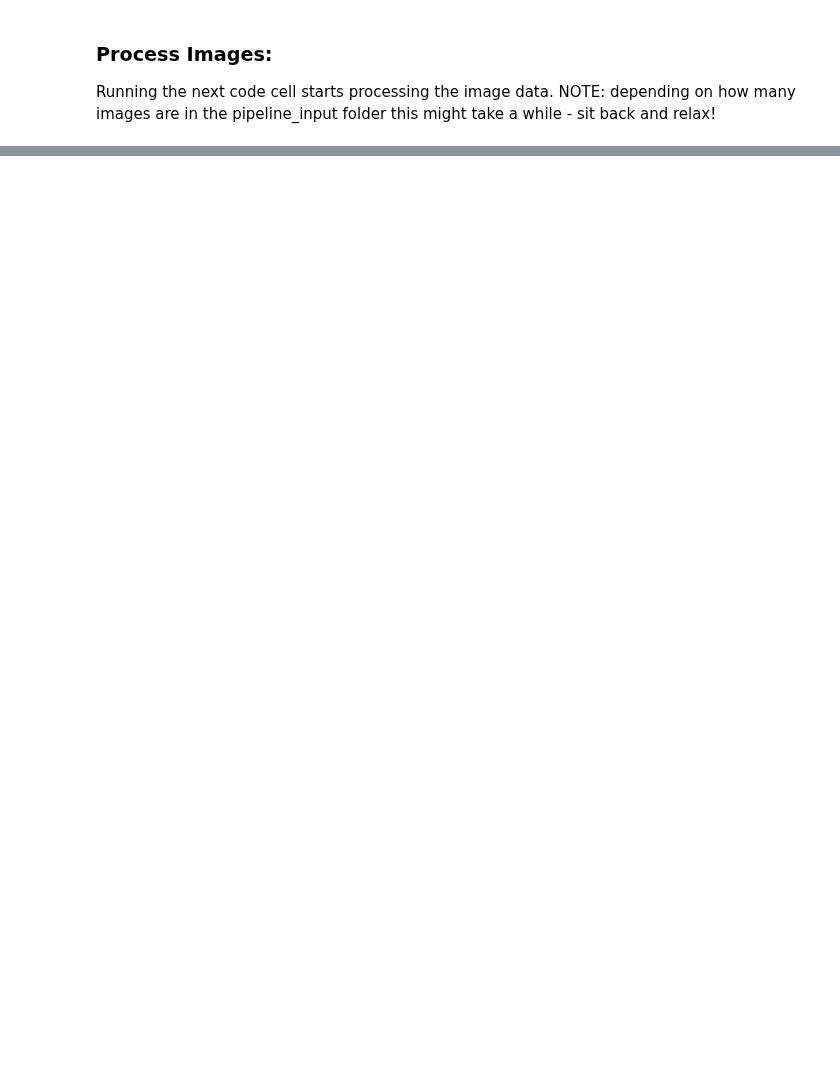
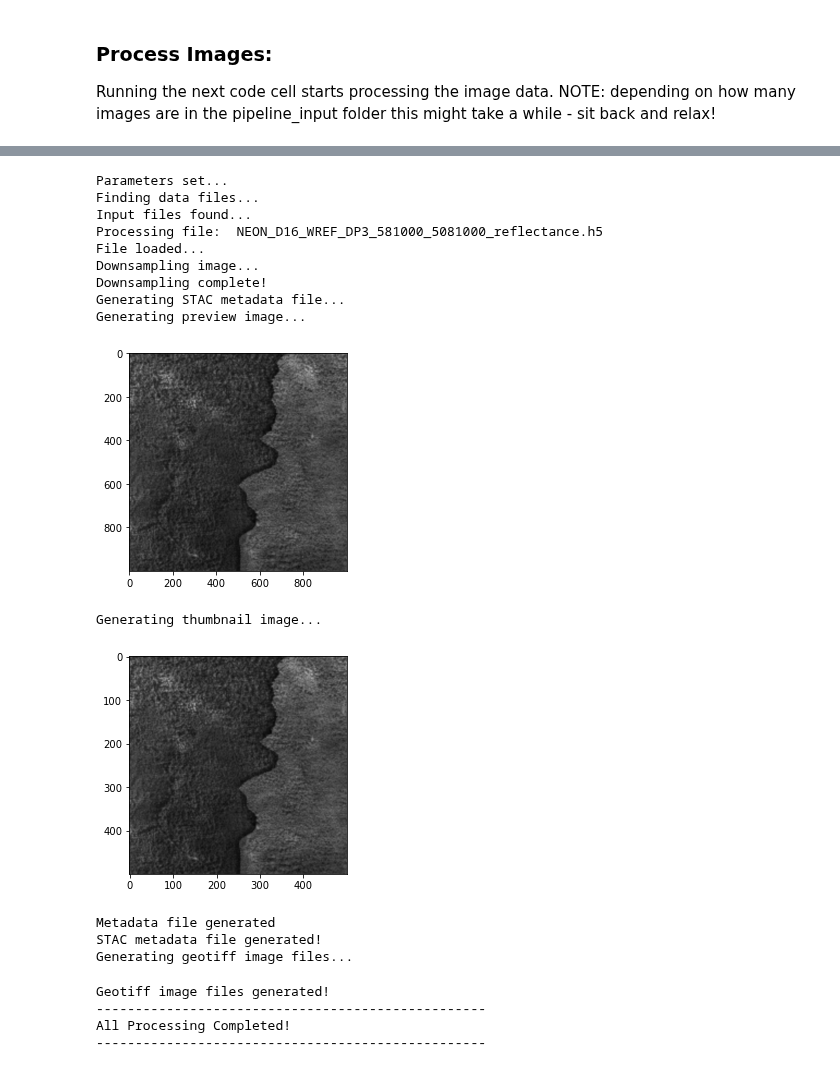
Before and after one commit to cjstewart/hyperspectral-project, a Jupyter notebook: notebooks/pipeline_interface.ipynb, the cells around one changed output, grey strips where cells are left out. Saved outputs shown, nothing was run; the diff lists cells and outputs as text; code cells hidden in the pictures; blank space fills up the shorter version.

```diff
--- a/notebooks/pipeline_interface.ipynb
+++ b/notebooks/pipeline_interface.ipynb
@@ -149,0 +109,23 @@ Generating preview image...
+# %%
+# params: data_dir_path, output_data_path, desired_band_centres, desired_GSD = 5, nodata_thres = 0.5, output_mode = 'geotiff'
+downSampler.pipeline(data_dir_path, output_data_path, desired_band_centres, desired_GSD, nodata_thres, output_mode)
+# %% [output]
+Parameters set...
+Finding data files...
+Input files found...
+Processing file:  NEON_D16_WREF_DP3_581000_5081000_reflectance.h5
+File loaded...
+Downsampling image...
+Downsampling complete!
+Generating STAC metadata file...
+Generating preview image...
+[figure, added]
+Generating thumbnail image...
+[figure, added]
+Metadata file generated
+STAC metadata file generated!
+Generating geotiff image files...
+Geotiff image files generated!
+--------------------------------------------------
+All Processing Completed!
+--------------------------------------------------
```
Also changed, not shown: parts of 5 cells of this notebook, 1 other file.
